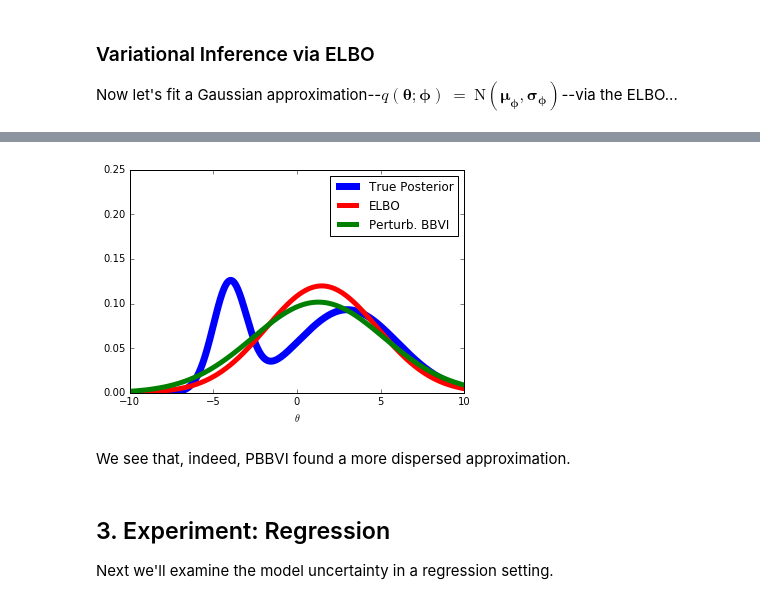
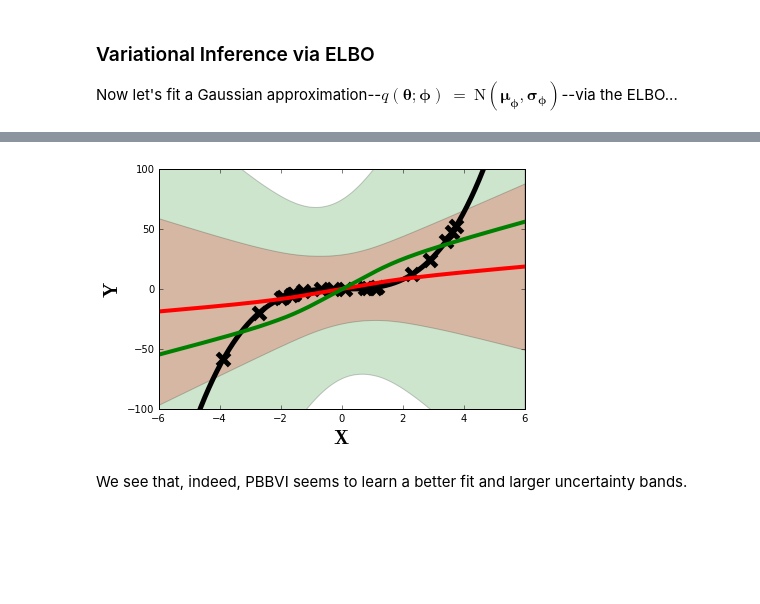
Before and after one commit to enalisnick/paper_summaries, a Jupyter notebook: perturbative_BBVI.ipynb, the cells around one changed output, grey strips where cells are left out. Cells and saved outputs as stored; diff of their text form; code cells hidden in the pictures; blank space fills up the shorter version.

```diff
--- a/perturbative_BBVI.ipynb
+++ b/perturbative_BBVI.ipynb
@@ -134,0 +150,12 @@ print phi
+# %%
+n_samples = 500
+predictions = []
+for s in range(n_samples):
+
+    W_hat, rand_seed = sample_from_Gauss(phi['mu'], phi['log_sigma'])
+    y_hat = fprop(W_hat, phi['b'], x_true[np.newaxis].T)
+    predictions.append(y_hat)
+
+predictions = np.array(predictions)[:,:,0]
+elbo_pred_mean = np.mean(predictions, axis=0)
+elbo_pred_std = np.std(predictions, axis=0)
@@ -135 +215,13 @@ print phi
+# %%
+n_samples = 500
+predictions = []
+for s in range(n_samples):
+
+    W_hat, rand_seed = sample_from_Gauss(phi['mu'], phi['log_sigma'])
+    y_hat = fprop(W_hat, phi['b'], x_true[np.newaxis].T)
+    predictions.append(y_hat)
+
+predictions = np.array(predictions)[:,:,0]
+pbbvi_pred_mean = np.mean(predictions, axis=0)
+pbbvi_pred_std = np.std(predictions, axis=0)
 # %% [markdown]
@@ -192,23 +229,19 @@ print phi
-# %%
-probs_pbbvi_approx = [gaussPdf(z, {'mu':phi['mu'], 'sigma':np.exp(phi['log_sigma'])}) for z in theta_grid]
-
-plt.figure()
-
-plt.plot(theta_grid, probs_true, 'b-', linewidth=7, label="True Posterior")
-plt.plot(theta_grid, probs_elbo_approx, '-r', linewidth=5, label="ELBO")
-plt.plot(theta_grid, probs_pbbvi_approx, '-g', linewidth=5, label="Perturb. BBVI")
-
-plt.xlabel(r"$\theta$")
-plt.xlim([-10,10])
-plt.ylim([0,.25])
-plt.legend()
-
-plt.show()
-# %% [output]
-[figure, removed]
+# %%
+### Plotting ###
+plt.fill_between(x_true, pbbvi_pred_mean-2.*pbbvi_pred_std, pbbvi_pred_mean+2.*pbbvi_pred_std, facecolor='green', interpolate=True, alpha=.2)
+plt.fill_between(x_true, elbo_pred_mean-2.*elbo_pred_std, elbo_pred_mean+2.*elbo_pred_std, facecolor='red', interpolate=True, alpha=.2)
+plt.scatter(x, y, s=150, c='k', marker='x', linewidths=5)
+plt.plot(x_true, y_true, '-k', linewidth=5.)
+plt.plot(x_true, elbo_pred_mean, 'r-', linewidth=4.)
+plt.plot(x_true, pbbvi_pred_mean, 'g-', linewidth=4.)
+
+plt.xlim([-6, 6])
+plt.ylim([-100, 100])
+plt.ylabel(r"$\mathbf{Y}$", fontsize=20)
+plt.xlabel(r"$\mathbf{X}$", fontsize=20)
+plt.tight_layout(pad=0.4, w_pad=0.5, h_pad=1.0)
+plt.show()
+# %% [output]
+[figure, added]
 # %% [markdown]
-We see that, indeed, PBBVI found a more dispersed approximation.
+We see that, indeed, PBBVI seems to learn a better fit and larger uncertainty bands.
-# %% [markdown]
-## 3.  Experiment: Regression
-
-Next we'll examine the model uncertainty in a regression setting.
```
Also changed, not shown: parts of 30 cells of this notebook.
